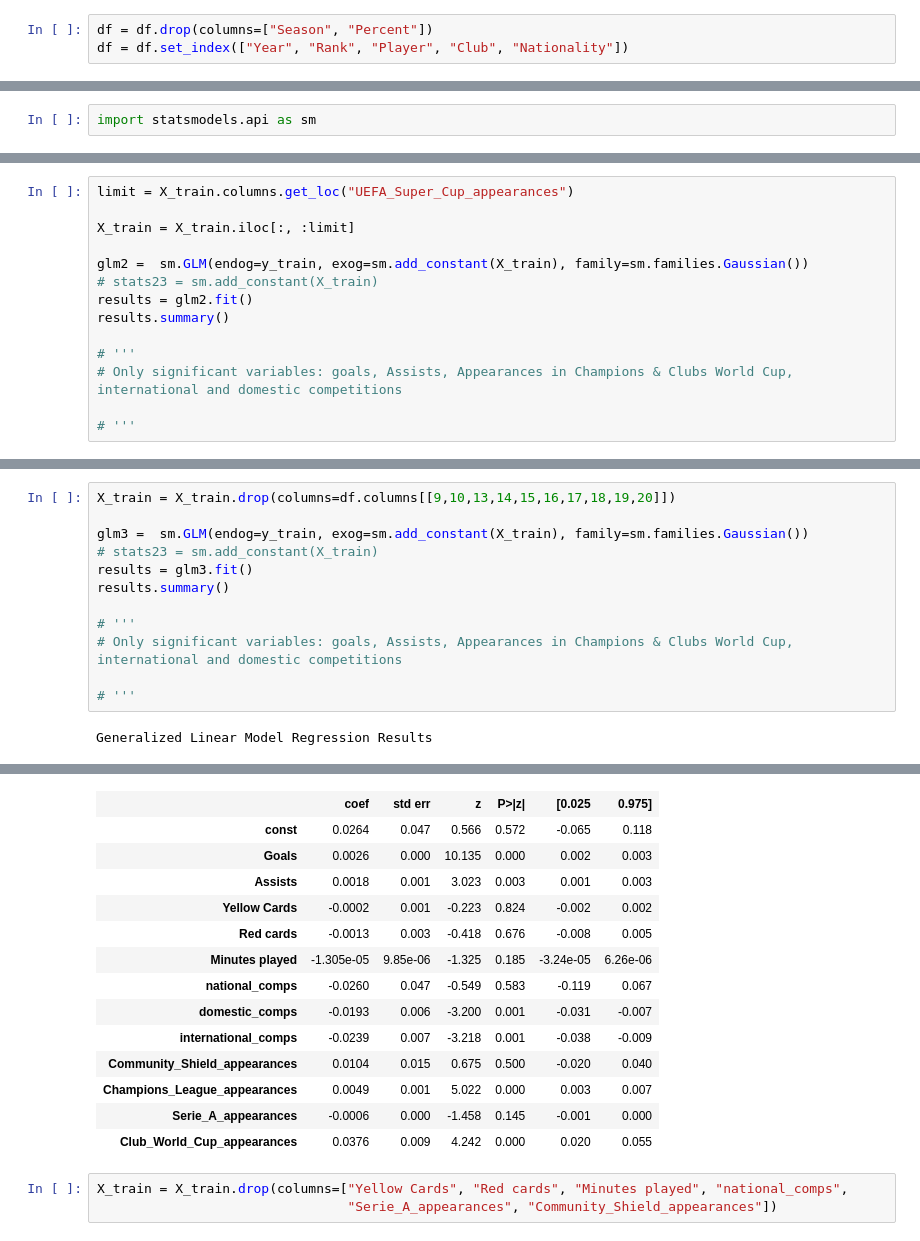
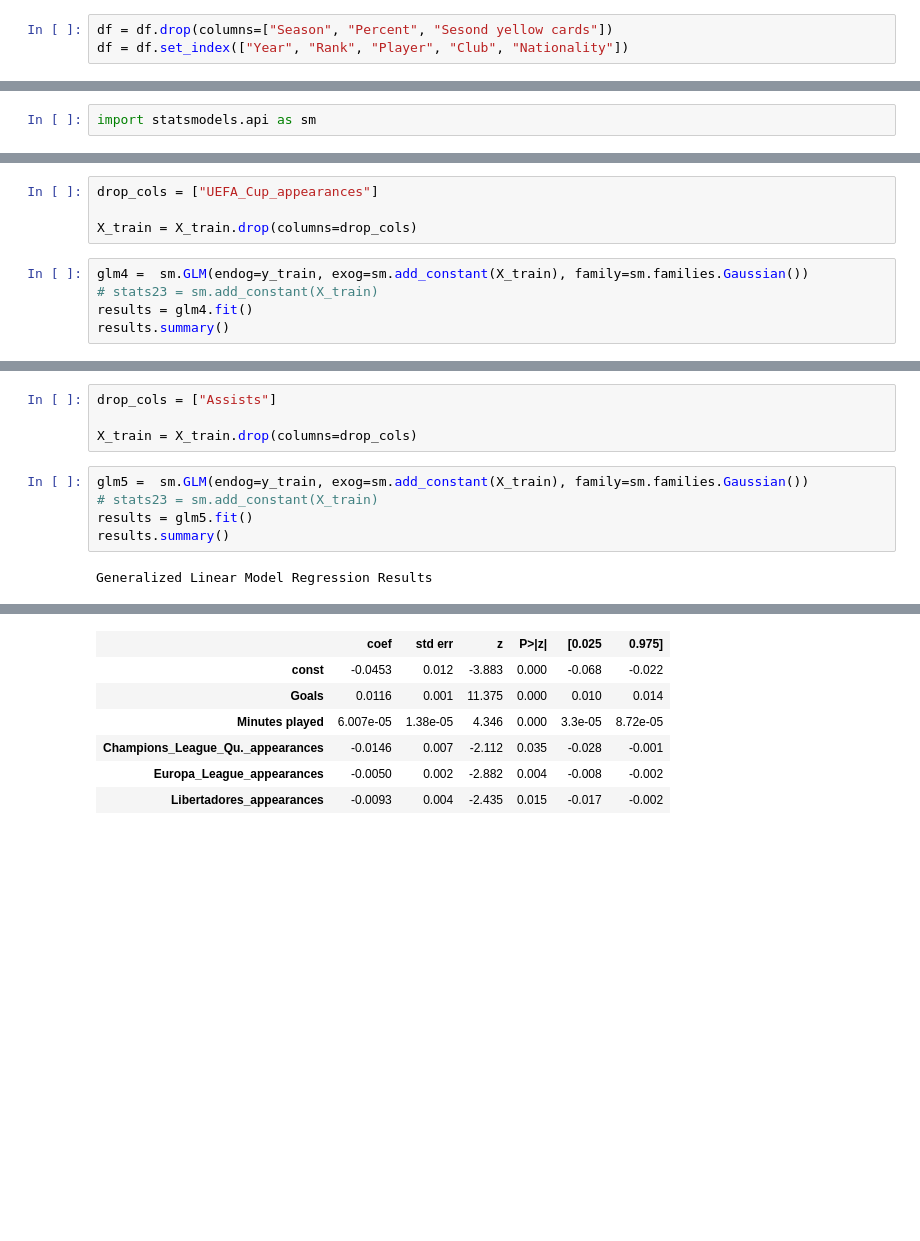
Before and after one commit to TheJarmanitor/outplayed, a Jupyter notebook: notebooks/player_modeling.ipynb, the cells around one changed output, grey strips where cells are left out. Saved outputs shown, nothing was run; the diff lists cells and outputs as text; blank space fills up the shorter version.

```diff
--- a/notebooks/player_modeling.ipynb
+++ b/notebooks/player_modeling.ipynb
@@ -28,5 +22,5 @@ df.head(30)
 # %%
-df = df.drop(columns=["Season", "Percent"])
+df = df.drop(columns=["Season", "Percent", "Sesond yellow cards"])
 df = df.set_index(["Year", "Rank", "Player", "Club", "Nationality"])
 # %%
 df.sum()
@@ -71,16 +157,11 @@ Only significant variables: goals, Assists, Appearances in Champions, Serie A &
+# %%
+drop_cols = ["UEFA_Cup_appearances"]
+
+X_train = X_train.drop(columns=drop_cols)
 # %%
-limit = X_train.columns.get_loc("UEFA_Super_Cup_appearances")
-
-X_train = X_train.iloc[:, :limit]
-
-glm2 =  sm.GLM(endog=y_train, exog=sm.add_constant(X_train), family=sm.families.Gaussian())
+glm4 =  sm.GLM(endog=y_train, exog=sm.add_constant(X_train), family=sm.families.Gaussian())
 # stats23 = sm.add_constant(X_train)
-results = glm2.fit()
+results = glm4.fit()
 results.summary()
-
-# '''
-# Only significant variables: goals, Assists, Appearances in Champions & Clubs World Cup, international and domestic competitions
-
-# '''
 # %% [output]
 Generalized Linear Model Regression Results
@@ -112,14 +185,11 @@ Generalized Linear Model Regression Results
+# %%
+drop_cols = ["Assists"]
+
+X_train = X_train.drop(columns=drop_cols)
 # %%
-X_train = X_train.drop(columns=df.columns[[9,10,13,14,15,16,17,18,19,20]])
-
-glm3 =  sm.GLM(endog=y_train, exog=sm.add_constant(X_train), family=sm.families.Gaussian())
+glm5 =  sm.GLM(endog=y_train, exog=sm.add_constant(X_train), family=sm.families.Gaussian())
 # stats23 = sm.add_constant(X_train)
-results = glm3.fit()
+results = glm5.fit()
 results.summary()
-
-# '''
-# Only significant variables: goals, Assists, Appearances in Champions & Clubs World Cup, international and domestic competitions
-
-# '''
 # %% [output]
 Generalized Linear Model Regression Results
@@ -134,18 +204,8 @@ Generalized Linear Model Regression Results
 | Covariance Type: | nonrobust |  |  |
 |  | coef | std err | z | P>|z| | [0.025 | 0.975] |
-| const | 0.0264 | 0.047 | 0.566 | 0.572 | -0.065 | 0.118 |
-| Goals | 0.0026 | 0.000 | 10.135 | 0.000 | 0.002 | 0.003 |
-| Assists | 0.0018 | 0.001 | 3.023 | 0.003 | 0.001 | 0.003 |
-| Yellow Cards | -0.0002 | 0.001 | -0.223 | 0.824 | -0.002 | 0.002 |
-| Red cards | -0.0013 | 0.003 | -0.418 | 0.676 | -0.008 | 0.005 |
-| Minutes played | -1.305e-05 | 9.85e-06 | -1.325 | 0.185 | -3.24e-05 | 6.26e-06 |
-| national_comps | -0.0260 | 0.047 | -0.549 | 0.583 | -0.119 | 0.067 |
-| domestic_comps | -0.0193 | 0.006 | -3.200 | 0.001 | -0.031 | -0.007 |
-| international_comps | -0.0239 | 0.007 | -3.218 | 0.001 | -0.038 | -0.009 |
-| Community_Shield_appearances | 0.0104 | 0.015 | 0.675 | 0.500 | -0.020 | 0.040 |
-| Champions_League_appearances | 0.0049 | 0.001 | 5.022 | 0.000 | 0.003 | 0.007 |
-| Serie_A_appearances | -0.0006 | 0.000 | -1.458 | 0.145 | -0.001 | 0.000 |
-| Club_World_Cup_appearances | 0.0376 | 0.009 | 4.242 | 0.000 | 0.020 | 0.055 |
+| const | -0.0453 | 0.012 | -3.883 | 0.000 | -0.068 | -0.022 |
+| Goals | 0.0116 | 0.001 | 11.375 | 0.000 | 0.010 | 0.014 |
+| Minutes played | 6.007e-05 | 1.38e-05 | 4.346 | 0.000 | 3.3e-05 | 8.72e-05 |
+| Champions_League_Qu._appearances | -0.0146 | 0.007 | -2.112 | 0.035 | -0.028 | -0.001 |
+| Europa_League_appearances | -0.0050 | 0.002 | -2.882 | 0.004 | -0.008 | -0.002 |
+| Libertadores_appearances | -0.0093 | 0.004 | -2.435 | 0.015 | -0.017 | -0.002 |
-# %%
-X_train = X_train.drop(columns=["Yellow Cards", "Red cards", "Minutes played", "national_comps",
-                                "Serie_A_appearances", "Community_Shield_appearances"])
```
Also changed, not shown: parts of 9 cells of this notebook.
